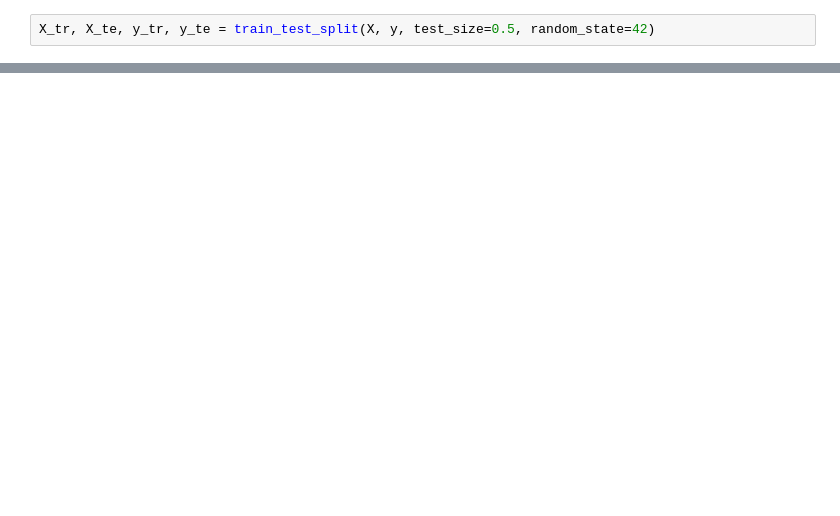
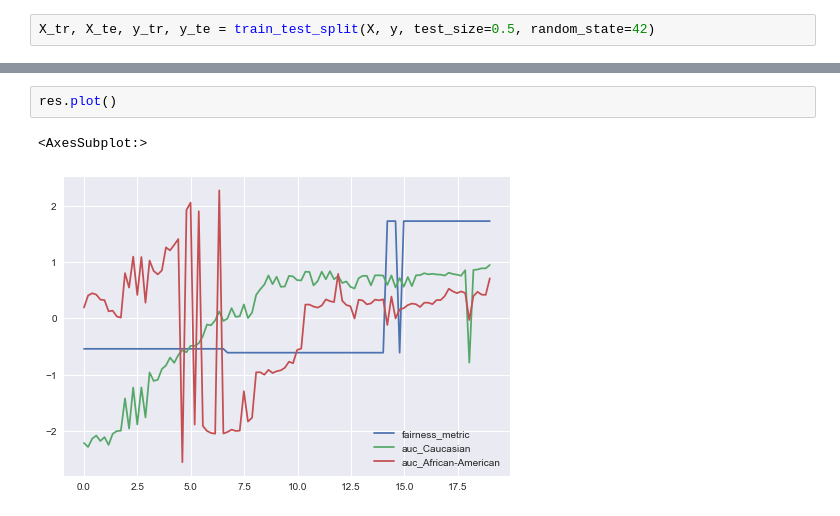
Before and after one commit to cmougan/FairEncoder, a Jupyter notebook: Vanilla.ipynb, the cells around one changed output, grey strips where cells are left out. Cells and saved outputs as stored; diff of their text form; blank space fills up the shorter version.

```diff
--- a/Vanilla.ipynb
+++ b/Vanilla.ipynb
@@ -180,0 +240,5 @@ auc
+# %%
+res.plot()
+# %% [output]
+<AxesSubplot:>
+[figure, added]
```
Also changed, not shown: parts of 15 cells of this notebook.
